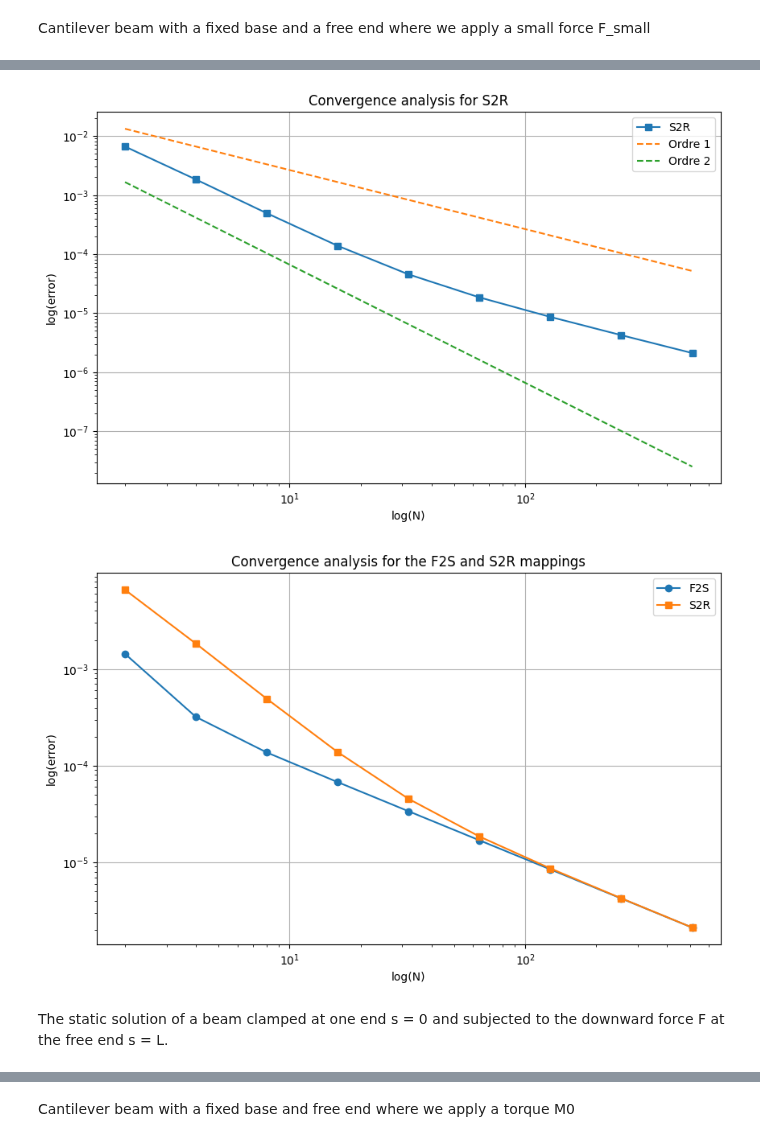
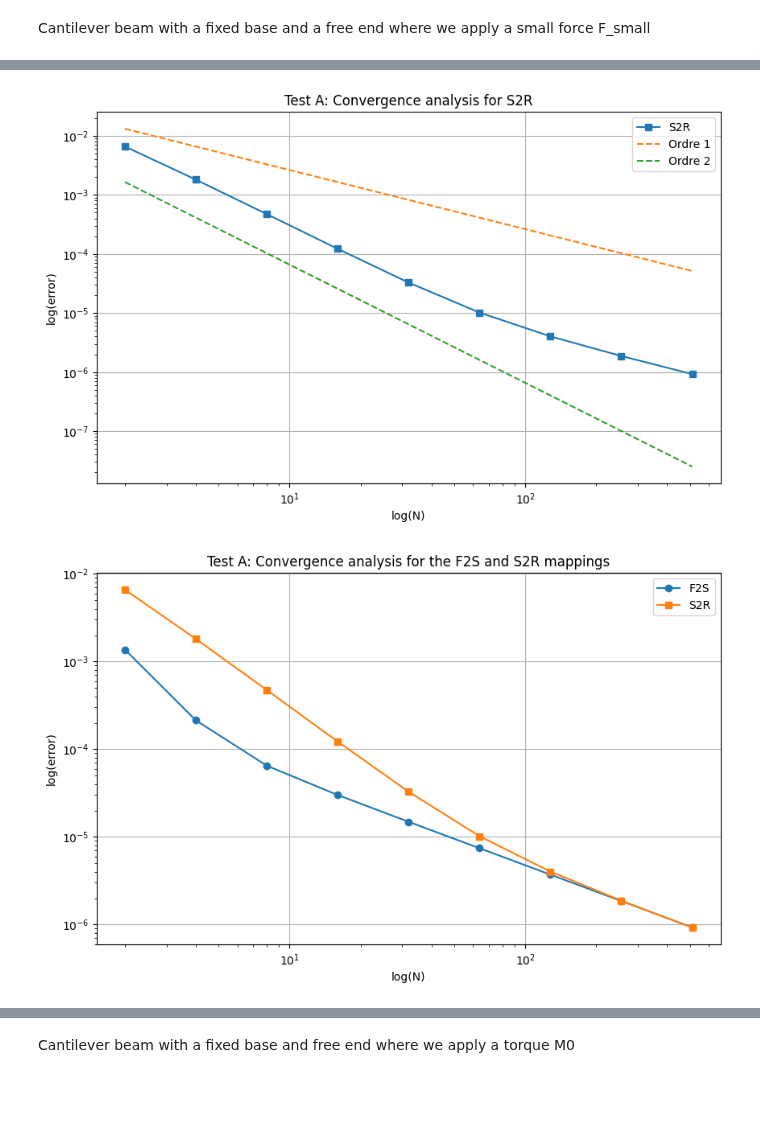
Before and after one commit to AppaSalif/Beam, a Jupyter notebook: convergence.ipynb, the cells around one changed output, grey strips where cells are left out. Drawn from its saved outputs; the diff is of its cells as text; code cells hidden in the pictures; blank space fills up the shorter version.

```diff
--- a/convergence.ipynb
+++ b/convergence.ipynb
@@ -7,14 +7,15 @@ from readData import lire_monitor_sofa
 # %% [markdown]
 Cantilever beam with a fixed base and a free end where we apply a small force F_small
 # %%
-def analytic_solution(F, EI, s):
+def analytic_solution(F, EI, s, L):
     """
     F: force appliquée au bout de la tige
     EI: raideur en flexion (E: module de Young, I: moment d'inertie)
     s : abscisse curviligne
     """
+    # On effectue un developpement limité d'ordre 2 pour le calcul de x
 
-    return -F * (0.5*L*s**2 - s**3 / 6.) / EI
+    return s - (F**2/(2.0*EI**2)) * (L**2*s**3 / 3. - L*s**4/4. - s**5/120.0), -F * (0.5*L*s**2 - s**3 / 6.) / EI
 # %%
 # Paramètres
 L = 1.
@@ -25,0 +30,23 @@ F_small = 1e-3
+# %%
+# with a number of section equal to 64
+N = 64
+
+s = np.linspace(0, L, N+1)
+x_exA, y_exA = analytic_solution(F_small, EI, s, L)
+
+data_f2s = lire_monitor_sofa("f2s_test_A_profile64.txt",beam_length=L, nb_section=N)
+x_f2s = data_f2s[len(data_f2s)-1]["pos"][:, 0]
+y_f2s = data_f2s[len(data_f2s)-1]["pos"][:, 1]
+
+
+data_s2r = lire_monitor_sofa("s2r_test_A_profile64.txt",beam_length=L, nb_section=N)
+x_s2r = data_s2r[len(data_s2r)-1]["pos"][:, 0]
+y_s2r = data_s2r[len(data_s2r)-1]["pos"][:, 1]
+
+plt.plot(x_exA, y_exA, linewidth=2, label="Analytic")
+plt.plot(x_f2s, y_f2s, '--', linewidth=1.5, label="F2S")
+plt.plot(x_s2r, y_s2r, '--', linewidth=1, label="S2R")
+plt.legend()
+plt.grid(True)
+plt.title(f" 1. Static solution of a beam clamped at one end \n and submitted to a small force at the other end (N = {N})")
+plt.show()
@@ -31,20 +60,20 @@ err_list_s2r = []
 
 for N in N_list:
     s = np.linspace(0, L, N+1)
-    y_exact = analytic_solution(F_small, EI, s)
+    x_exact, y_exact = analytic_solution(F_small, EI, s, L)
     data_f2s = lire_monitor_sofa(f"f2s_test_A_profile{N}.txt", beam_length=L, nb_section=N)
     data_s2r = lire_monitor_sofa(f"s2r_test_A_profile{N}.txt", beam_length=L, nb_section=N)
 
     x_f2s = data_f2s[len(data_f2s)-1]["pos"][:, 0]
     y_f2s = data_f2s[len(data_f2s)-1]["pos"][:, 1]
 
-    err_f2s = np.max(np.sqrt((x_f2s - s)**2 + (y_exact-y_f2s)**2)/N)
+    err_f2s = np.max(np.sqrt((x_f2s - x_exact)**2 + (y_exact-y_f2s)**2)/N)
     err_list_f2s.append(err_f2s)
 
     x_s2r = data_s2r[len(data_s2r)-1]["pos"][:, 0]
     y_s2r = data_s2r[len(data_s2r)-1]["pos"][:, 1]
 
-    err_s2r = np.max(np.sqrt((x_s2r - s)**2 + (y_exact-y_s2r)**2)/N)
+    err_s2r = np.max(np.sqrt((x_s2r - x_exact)**2 + (y_exact-y_s2r)**2)/N)
     err_list_s2r.append(err_s2r)
 # %%
 ## pente d'ordre 1
@@ -79,24 +108,21 @@ plt.xlabel('log(N)')
 plt.ylabel('log(error)')
 plt.grid(True)
 plt.legend()
-plt.title("Convergence analysis for S2R")
+plt.title("Test A: Convergence analysis for S2R")
 plt.show()
 # %% [output]
-[figure, old version]
+[figure, new version]
 # %%
 # plot de l'erreur dans la meme figure
 
 plt.figure(figsize=(10, 6))
 plt.loglog(N_list, err_list_f2s, 'o-', label="F2S")
 plt.loglog(N_list, err_list_s2r, 's-', label="S2R")
 plt.xlabel('log(N)')
 plt.ylabel('log(error)')
 plt.grid(True)
 plt.legend()
-plt.title('Convergence analysis for the F2S and S2R mappings')
+plt.title('Test A: Convergence analysis for the F2S and S2R mappings')
 plt.show()
 # %% [output]
-[figure, old version]
+[figure, new version]
-# %% [markdown]
-The static solution of a beam clamped at one end s = 0
-and subjected to the downward force F at the free end s = L.
```
Also changed, not shown: parts of 37 cells of this notebook, 4 other files.
